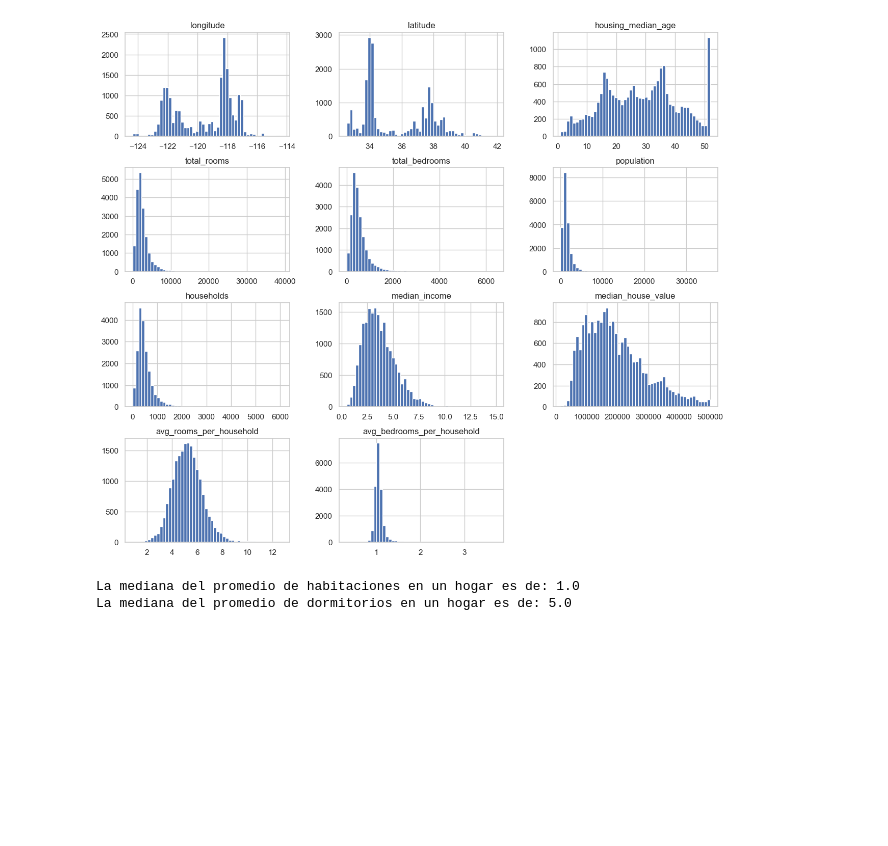
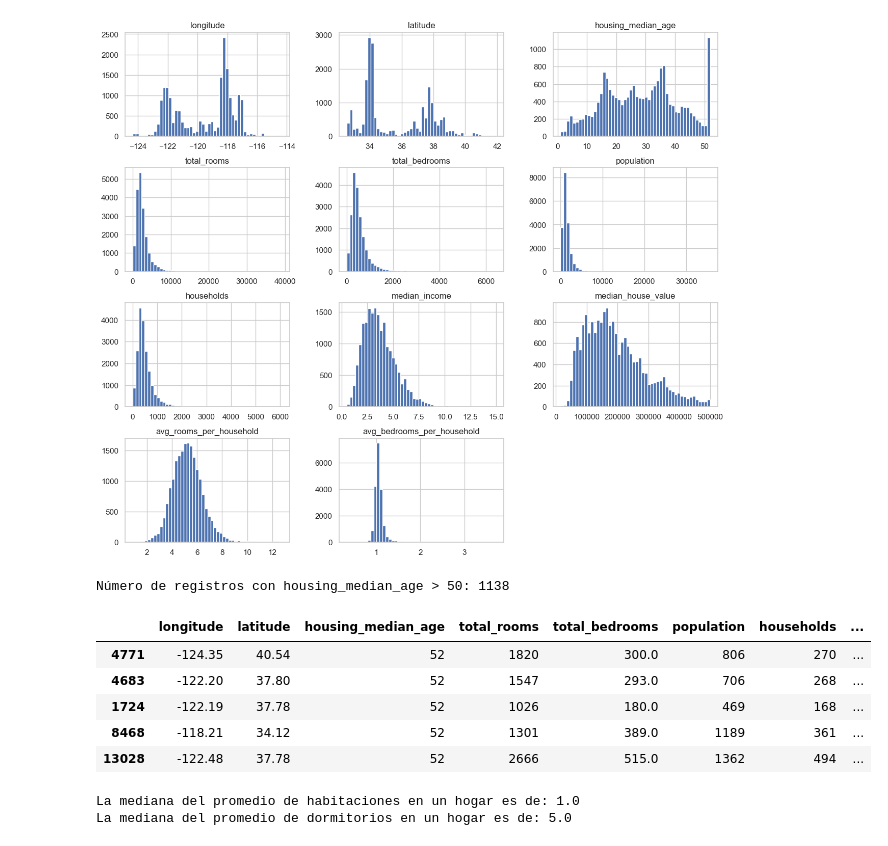
Before and after one commit to djender985/CursoDataScience-II, a Jupyter notebook: Proyecto/Ender_Davila.ipynb, the cells around one changed output. Cells and saved outputs as stored; diff of their text form; code cells hidden in the pictures; blank space fills up the shorter version.

```diff
--- a/Proyecto/Ender_Davila.ipynb
+++ b/Proyecto/Ender_Davila.ipynb
@@ -337,6 +337,24 @@ array([[<Axes: title={'center': 'longitude'}>,
         <Axes: title={'center': 'avg_bedrooms_per_household'}>, <Axes: >]],
       dtype=object)
 [figure]
+# %%
+#Quiero saber cuantos registros superan median_housing_age de 50 años
+
+# Contar registros donde housing_median_age > 50
+count_over_50 = (df['housing_median_age'] > 50).sum()
+
+print(f"Número de registros con housing_median_age > 50: {count_over_50}")
+# %% [output]
+Número de registros con housing_median_age > 50: 1138
+# %%
+df[df["housing_median_age"]>50].sample(5)
+# %% [output]
+|  | longitude | latitude | housing_median_age | total_rooms | total_bedrooms | population | households | ... |
+| 4771 | -124.35 | 40.54 | 52 | 1820 | 300.0 | 806 | 270 | ... |
+| 4683 | -122.20 | 37.80 | 52 | 1547 | 293.0 | 706 | 268 | ... |
+| 1724 | -122.19 | 37.78 | 52 | 1026 | 180.0 | 469 | 168 | ... |
+| 8468 | -118.21 | 34.12 | 52 | 1301 | 389.0 | 1189 | 361 | ... |
+| 13028 | -122.48 | 37.78 | 52 | 2666 | 515.0 | 1362 | 494 | ... |
 # %%
 median_prom_dormitorios = st.median(df['avg_bedrooms_per_household'])
 median_prom_habitaciones = st.median(df['avg_rooms_per_household'])
```
Also changed, not shown: parts of 17 cells of this notebook.
